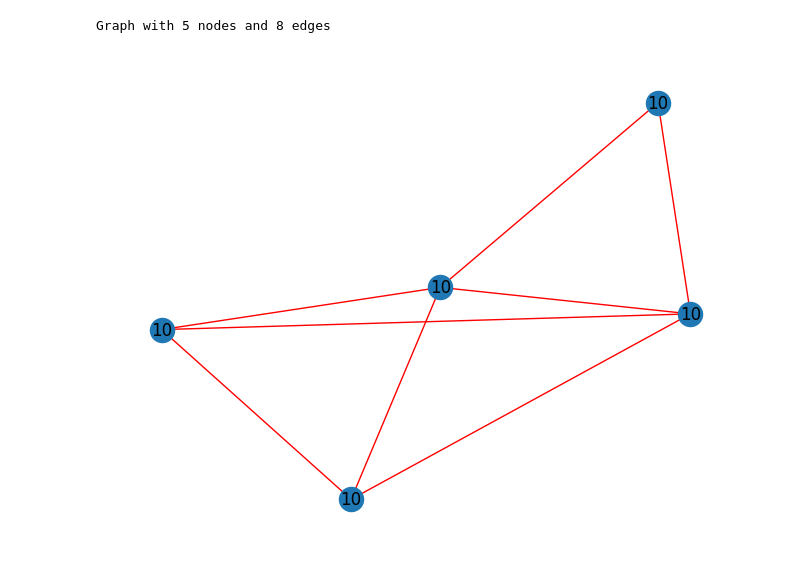
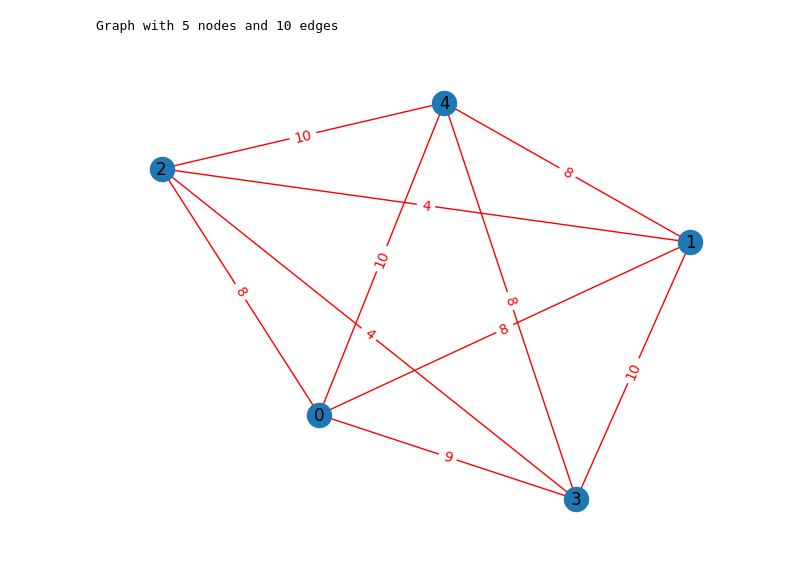
Before and after one commit to AndrewOch/machine-learning, a Jupyter notebook: graph/graph.ipynb, the cells around one changed output. Drawn from its saved outputs; the diff is of its cells as text; code cells hidden in the pictures.

Commit message:
debug draw

```diff
--- a/graph/graph.ipynb
+++ b/graph/graph.ipynb
@@ -6,23 +6,20 @@ import random
 # %%
 G = nx.Graph()
 n = 5
 nodes = range(n)
 G.add_nodes_from(nodes)
 edges = []
 for i in range(n):
     for j in range(i+1, n):
-        if random.randint(0,1) == 1:
-            weight = 1
-            edges.append((i,j, random.randint(1,10)))
+        edges.append((i,j, random.randint(1,10)))
 G.add_weighted_edges_from(edges)
 print(G)
-edges_with_values = {}
-# for edge in edges:
-#     edges_with_values[(edge[0], edge[1])] = edge[2]
-for i in range(n):
-    edges_with_values[i] = 10
-nx.draw(G, with_labels=True, edge_color = "red", labels = edges_with_values)
+
+pos = nx.spring_layout(G)
+nx.draw(G, pos, with_labels=True, edge_color = "red")
+edge_labels = nx.get_edge_attributes(G, 'weight')
+nx.draw_networkx_edge_labels(G, pos, edge_labels=edge_labels, font_color='red')
 plt.show()
 # %% [output]
-Graph with 5 nodes and 8 edges
+Graph with 5 nodes and 10 edges
-[figure, old version]
+[figure, new version]
```
Also changed, not shown: 1 other file.
